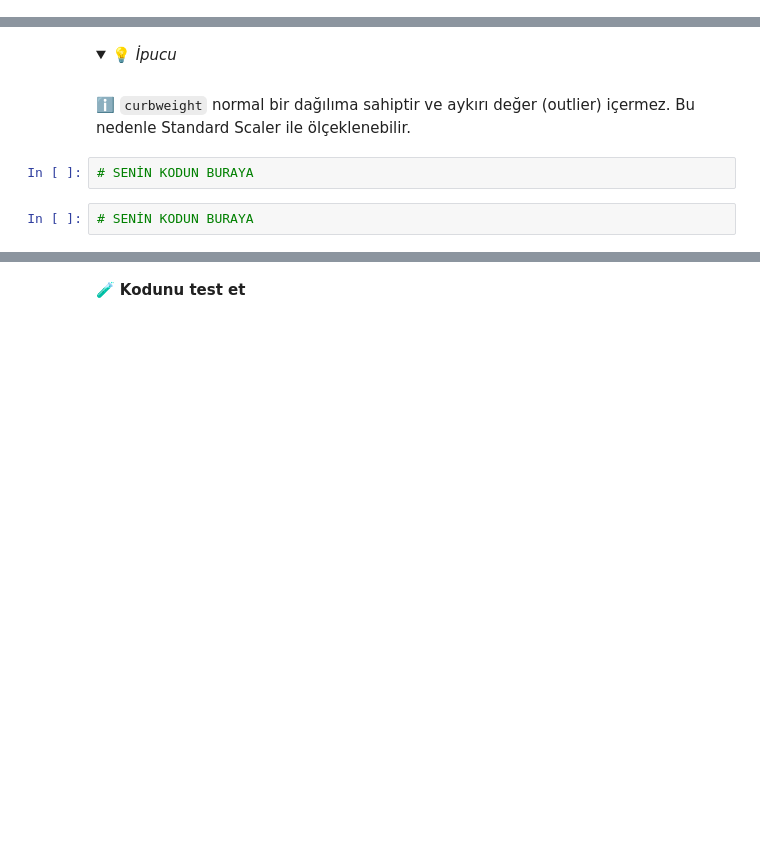
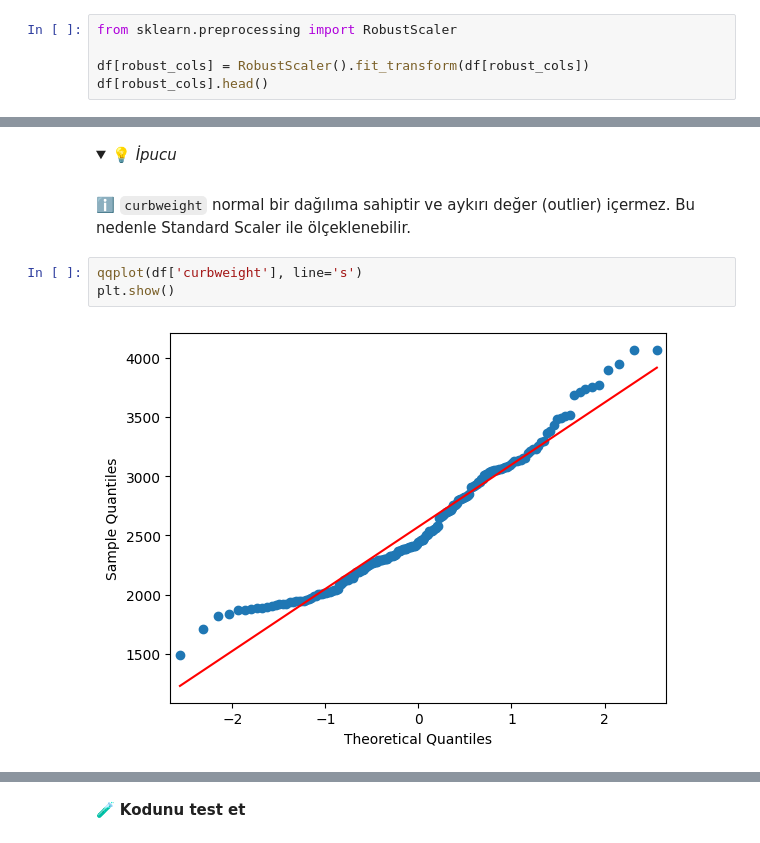
Before and after one commit to icedemirkaano/S16D2-S-Data-car-prices, a Jupyter notebook: Car-Prices.ipynb, the cells around one changed output, grey strips where cells are left out. Cells and saved outputs as stored; diff of their text form; folded sections open; blank space fills up the shorter version.

```diff
--- a/Car-Prices.ipynb
+++ b/Car-Prices.ipynb
@@ -185,0 +208,5 @@ Dönüştürülmüş değerlerle orijinal sütunları değiştirin.
+# %%
+from sklearn.preprocessing import RobustScaler
+
+df[robust_cols] = RobustScaler().fit_transform(df[robust_cols])
+df[robust_cols].head()
@@ -191,7 +225,8 @@ Dönüştürülmüş değerlerle orijinal sütunları değiştirin.
     <br>
     ℹ️ <code>curbweight</code> normal bir dağılıma sahiptir ve aykırı değer (outlier) içermez. Bu nedenle Standard Scaler ile ölçeklenebilir.
 </details>
-# %%
-# SENİN KODUN BURAYA
-# %%
-# SENİN KODUN BURAYA
+# %%
+qqplot(df['curbweight'], line='s')
+plt.show()
+# %% [output]
+[figure, added]
```
Also changed, not shown: parts of 29 cells of this notebook, 4 other files.
